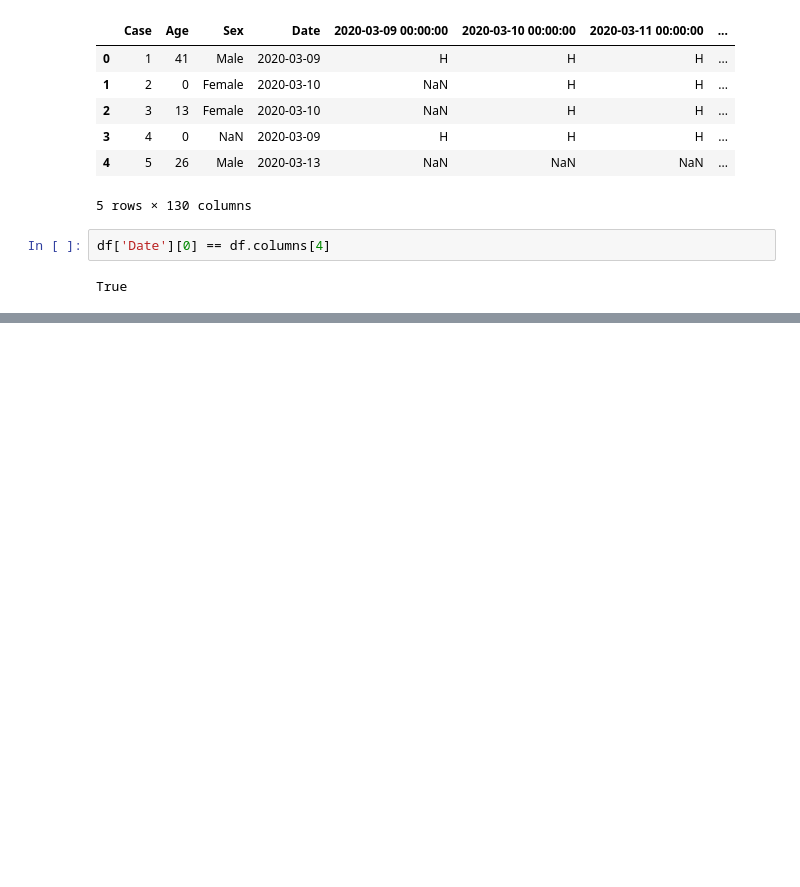
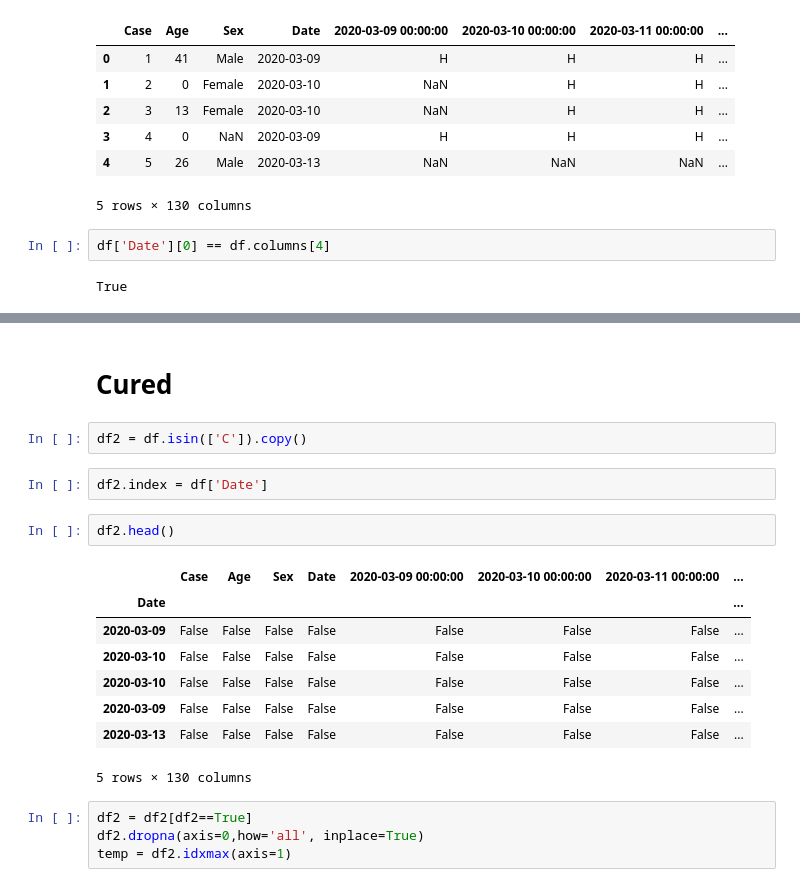
Before and after one commit to vntkumar8/covid-survival, a Jupyter notebook: Survival Analysis.ipynb, the cells around one changed output, grey strips where cells are left out. Cells and saved outputs as stored; diff of their text form; blank space fills up the shorter version.

```diff
--- a/Survival Analysis.ipynb
+++ b/Survival Analysis.ipynb
@@ -73,0 +131,21 @@ True
+# %% [markdown]
+# Cured
+# %%
+df2 = df.isin(['C']).copy()
+# %%
+df2.index = df['Date']
+# %%
+df2.head()
+# %% [output]
+|  | Case | Age | Sex | Date | 2020-03-09 00:00:00 | 2020-03-10 00:00:00 | 2020-03-11 00:00:00 | ... |
+| Date |  |  |  |  |  |  |  | ... |
+| 2020-03-09 | False | False | False | False | False | False | False | ... |
+| 2020-03-10 | False | False | False | False | False | False | False | ... |
+| 2020-03-10 | False | False | False | False | False | False | False | ... |
+| 2020-03-09 | False | False | False | False | False | False | False | ... |
+| 2020-03-13 | False | False | False | False | False | False | False | ... |
+5 rows × 130 columns
+# %%
+df2 = df2[df2==True]
+df2.dropna(axis=0,how='all', inplace=True)
+temp = df2.idxmax(axis=1)
```
Also changed, not shown: parts of 20 cells of this notebook.
